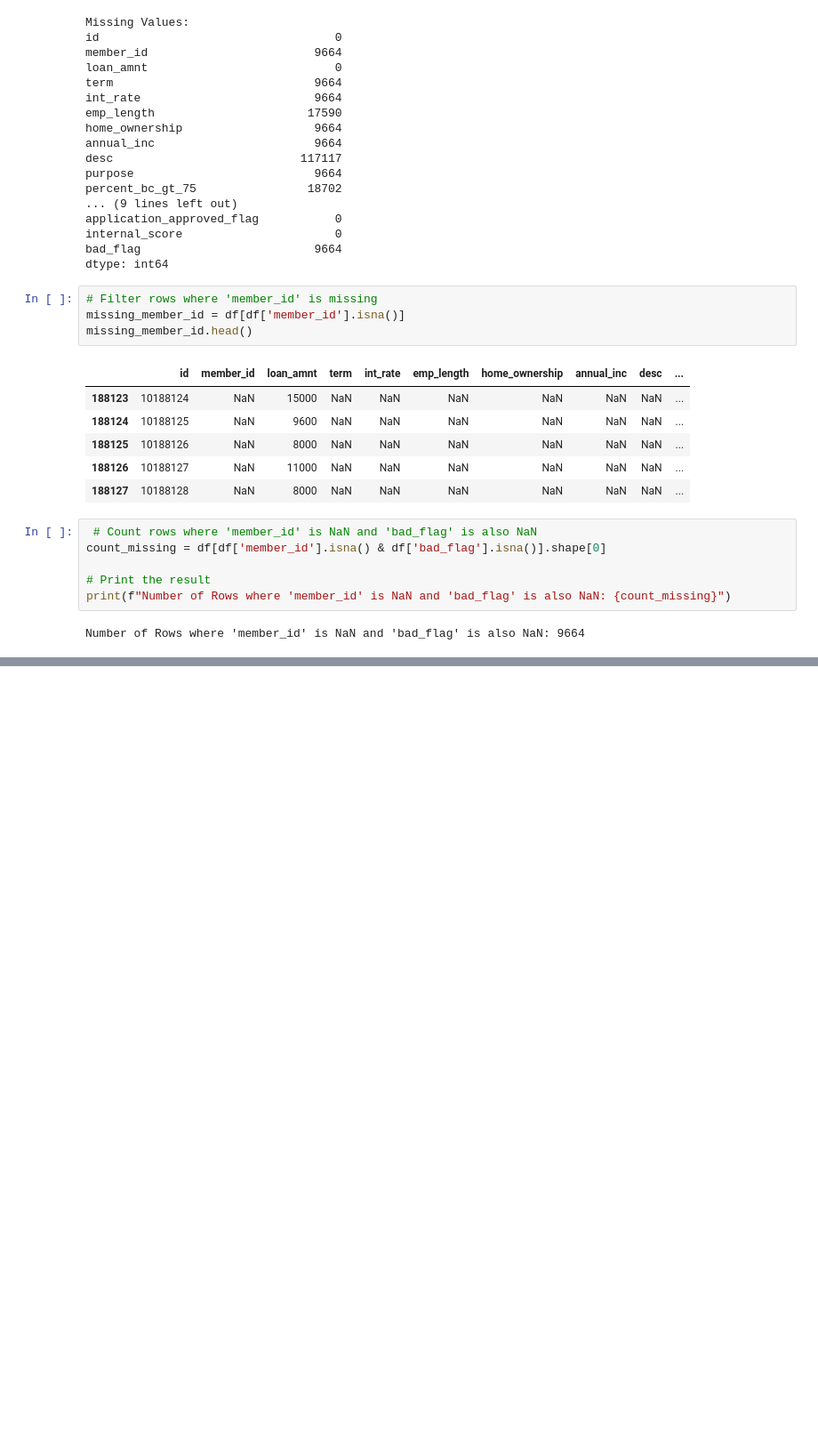
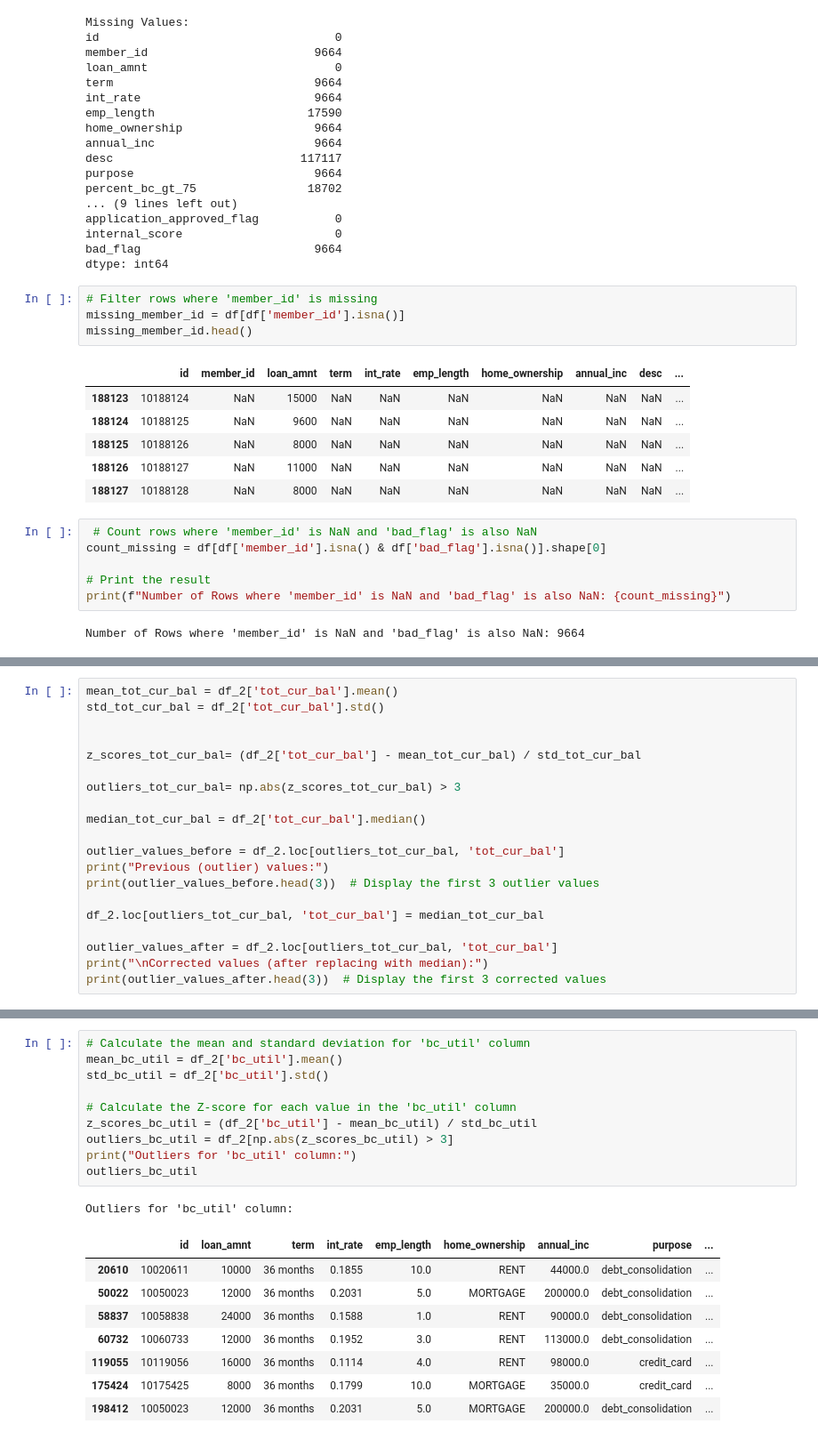
Before and after one commit to swatipadhee/Loan, a Jupyter notebook: EDA.ipynb, the cells around one changed output, grey strips where cells are left out. Shown at 89% size. Cells and saved outputs as stored; diff of their text form; blank space fills up the shorter version.

```diff
--- a/EDA.ipynb
+++ b/EDA.ipynb
@@ -221,0 +372,20 @@ Modified DataFrame (after deletion):
+# %%
+mean_tot_cur_bal = df_2['tot_cur_bal'].mean()
+std_tot_cur_bal = df_2['tot_cur_bal'].std()
+
+
+z_scores_tot_cur_bal= (df_2['tot_cur_bal'] - mean_tot_cur_bal) / std_tot_cur_bal
+
+outliers_tot_cur_bal= np.abs(z_scores_tot_cur_bal) > 3
+
+median_tot_cur_bal = df_2['tot_cur_bal'].median()
+
+outlier_values_before = df_2.loc[outliers_tot_cur_bal, 'tot_cur_bal']
+print("Previous (outlier) values:")
+print(outlier_values_before.head(3))  # Display the first 3 outlier values
+
+df_2.loc[outliers_tot_cur_bal, 'tot_cur_bal'] = median_tot_cur_bal
+
+outlier_values_after = df_2.loc[outliers_tot_cur_bal, 'tot_cur_bal']
+print("\nCorrected values (after replacing with median):")
+print(outlier_values_after.head(3))  # Display the first 3 corrected values
@@ -221,0 +404,20 @@ Modified DataFrame (after deletion):
+# %%
+# Calculate the mean and standard deviation for 'bc_util' column
+mean_bc_util = df_2['bc_util'].mean()
+std_bc_util = df_2['bc_util'].std()
+
+# Calculate the Z-score for each value in the 'bc_util' column
+z_scores_bc_util = (df_2['bc_util'] - mean_bc_util) / std_bc_util
+outliers_bc_util = df_2[np.abs(z_scores_bc_util) > 3]
+print("Outliers for 'bc_util' column:")
+outliers_bc_util
+# %% [output]
+Outliers for 'bc_util' column:
+|  | id | loan_amnt | term | int_rate | emp_length | home_ownership | annual_inc | purpose | ... |
+| 20610 | 10020611 | 10000 | 36 months | 0.1855 | 10.0 | RENT | 44000.0 | debt_consolidation | ... |
+| 50022 | 10050023 | 12000 | 36 months | 0.2031 | 5.0 | MORTGAGE | 200000.0 | debt_consolidation | ... |
+| 58837 | 10058838 | 24000 | 36 months | 0.1588 | 1.0 | RENT | 90000.0 | debt_consolidation | ... |
+| 60732 | 10060733 | 12000 | 36 months | 0.1952 | 3.0 | RENT | 113000.0 | debt_consolidation | ... |
+| 119055 | 10119056 | 16000 | 36 months | 0.1114 | 4.0 | RENT | 98000.0 | credit_card | ... |
+| 175424 | 10175425 | 8000 | 36 months | 0.1799 | 10.0 | MORTGAGE | 35000.0 | credit_card | ... |
+| 198412 | 10050023 | 12000 | 36 months | 0.2031 | 5.0 | MORTGAGE | 200000.0 | debt_consolidation | ... |
```
Also changed, not shown: parts of 25 cells of this notebook.
